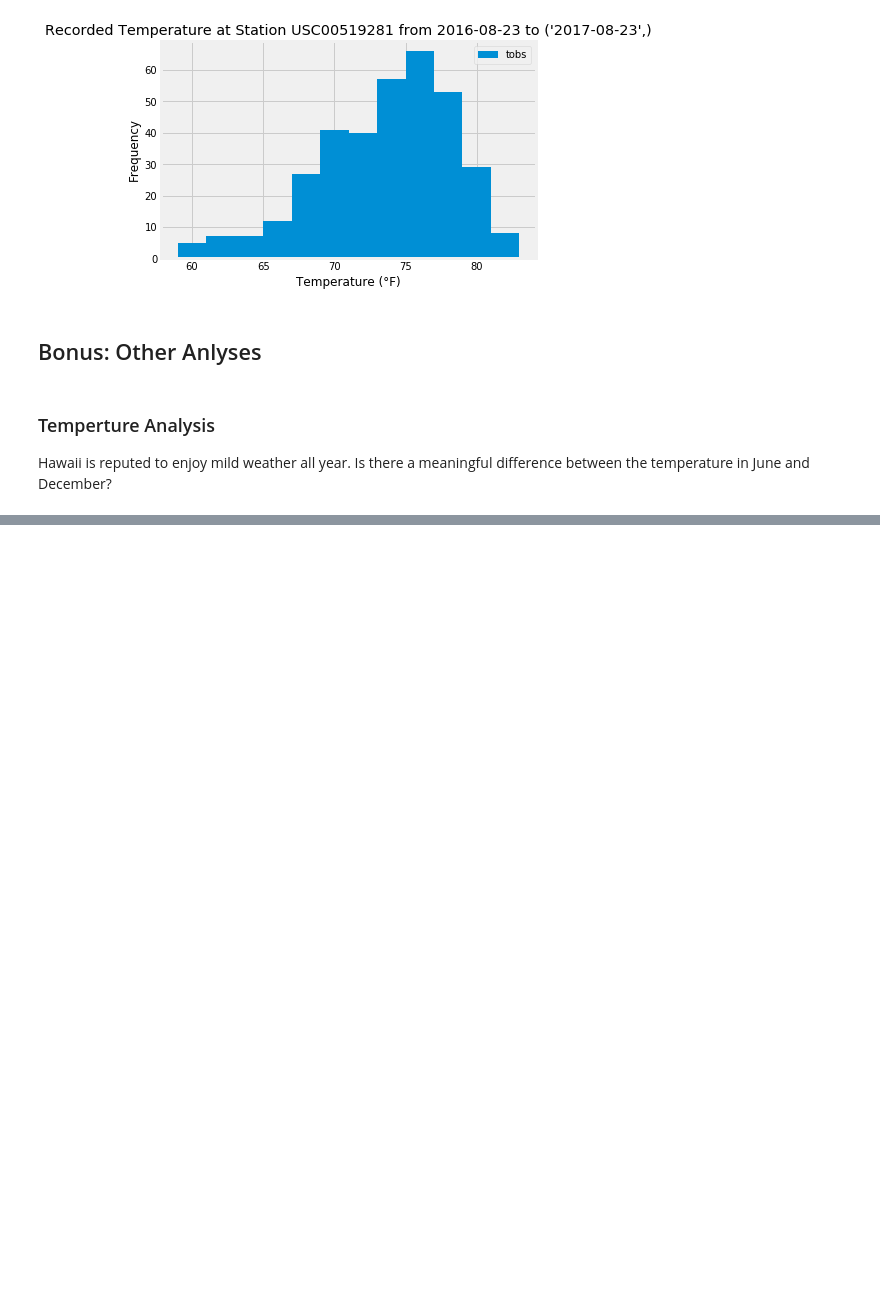
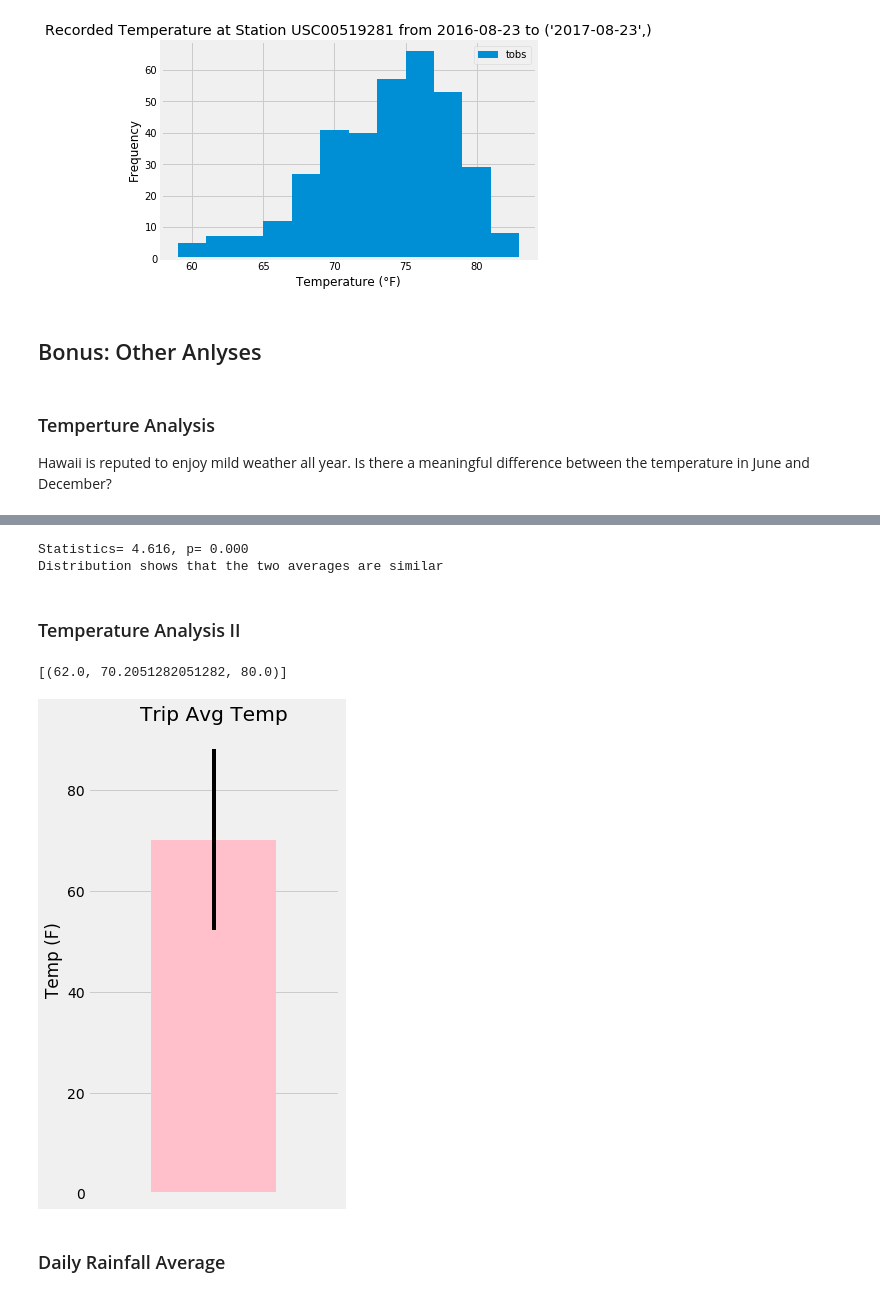
Before and after one commit to sahobitayo/sqlalchemy-challenge, a Jupyter notebook: Sqlalchemy.ipynb, the cells around one changed output, grey strips where cells are left out. Drawn from its saved outputs; the diff is of its cells as text; code cells hidden in the pictures; blank space fills up the shorter version.

```diff
--- a/Sqlalchemy.ipynb
+++ b/Sqlalchemy.ipynb
@@ -284,0 +312,66 @@ InterfaceError: (sqlite3.InterfaceError) Error binding parameter 0 - probably un
+# %%
+# perform the t-test
+def ttest_compare(x,y, alpha):
+    stat, p= ttest_ind(x,y)
+    print("Statistics= %.3f, p= %.3f" %(stat,p))
+    if p > alpha:
+        print("Distribution shows that the two averages are different")
+    else:
+        print("Distribution shows that the two averages are similar")
+
+ttest_compare(june_avg_1, dec_avg_1, 0.05)
+# stats.ttest_ind(june_avg_1, dec_avg_1, equal_var=False)
+# %% [output]
+Statistics= 4.616, p= 0.000
+Distribution shows that the two averages are similar
+# %% [markdown]
+### Temperature Analysis II
+# %%
+# This function called `calc_temps` will accept start date and end date in the format '%Y-%m-%d'
+# and return the minimum, average, and maximum temperatures for that range of dates
+def calc_temps(start_date, end_date):
+    """TMIN, TAVG, and TMAX for a list of dates.
+
+    Args:
+        start_date (string): A date string in the format %Y-%m-%d
+        end_date (string): A date string in the format %Y-%m-%d
+
+    Returns:
+        TMIN, TAVE, and TMAX
+    """
+
+    return session.query(func.min(measurement.tobs), func.avg(measurement.tobs), func.max(measurement.tobs)).\
+        filter(measurement.date >= start_date).filter(measurement.date <= end_date).all()
+
+# function usage example
+print(calc_temps('2016-02-28', '2016-03-10'))
+box_temp= (calc_temps('2016-02-28', '2016-03-10'))
+# %% [output]
+[(62.0, 70.2051282051282, 80.0)]
+# %%
+# create the dataframe
+box_temp = pd.DataFrame(box_temp, columns=["t_min", "t_avg", "t_max"])
+
+# plot the average temp
+plt.figure(figsize=(4,8))
+ax=box_temp["t_avg"].plot.bar(yerr=(box_temp["t_max"]-box_temp["t_min"]), color="pink")
+# plt.bar(0,box_temp["t_avg"], yerr=(box_temp["t_max"]-box_temp["t_min"]), color= "pink" )
+plt.title("Trip Avg Temp")
+plt.ylabel("Temp (F)")
+ax.axes.get_xaxis().set_visible(False)
+plt.show()
+
+
+# # plotting the data as a boxplot
+
+# # fig, ax = plt.subplots()
+# # x = range(len(temp_avg_lst_year))
+# plt.boxplot(box_temp, meanline=True)
+# plt.title('Trip Avg Temp')
+# plt.ylabel("Temp (F)")
+# plt.xlabel("Trip")
+# plt.show()
+# %% [output]
+[figure, added]
+# %% [markdown]
+### Daily Rainfall Average
```
Also changed, not shown: parts of 4 cells of this notebook.
